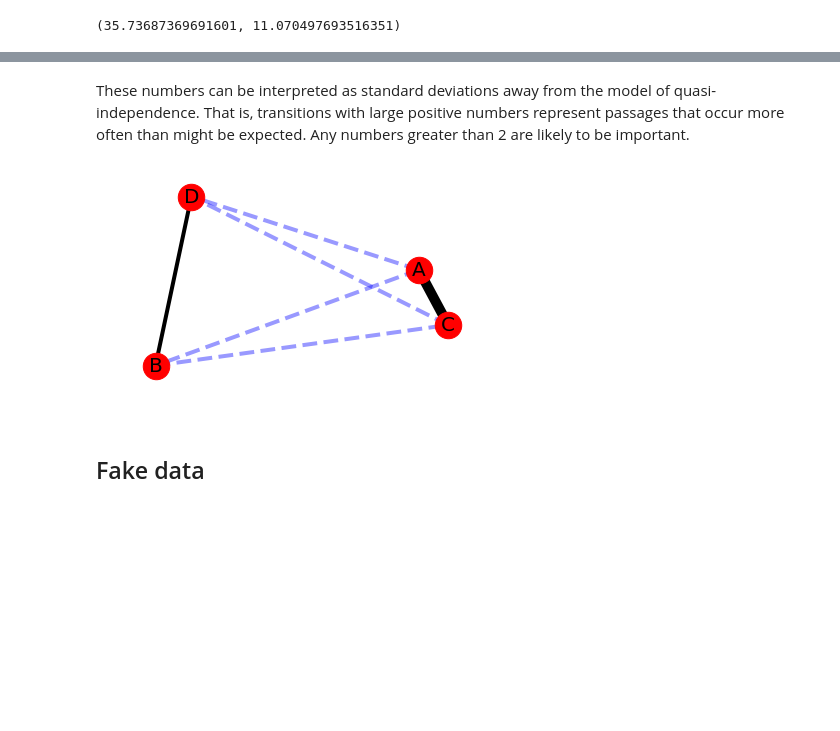
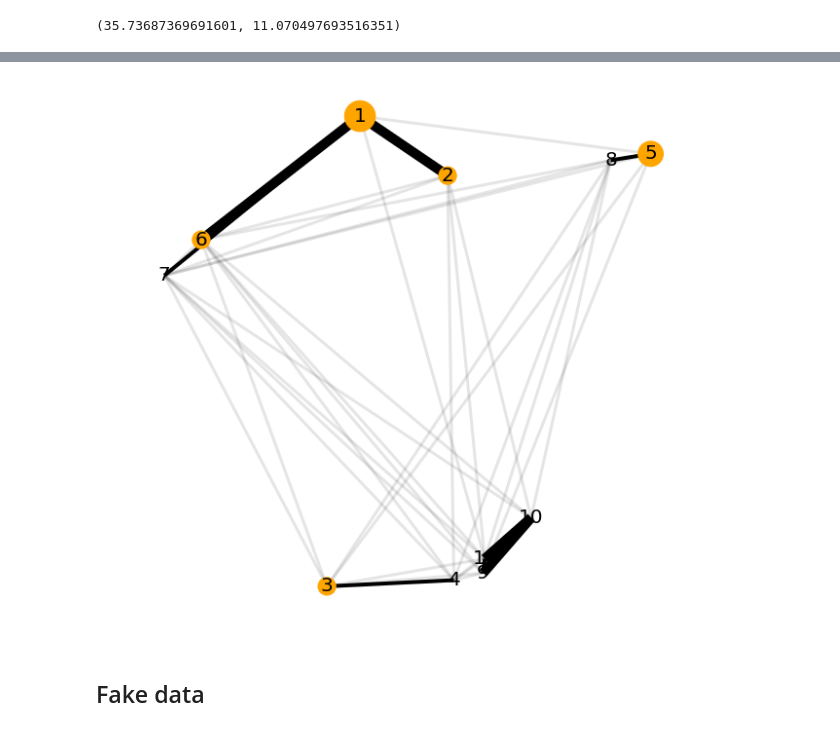
Before and after one commit to agilescientific/striplog, a Jupyter notebook: tutorial/Markov_chains.ipynb, the cells around one changed output, grey strips where cells are left out. Drawn from its saved outputs; the diff is of its cells as text; code cells hidden in the pictures; blank space fills up the shorter version.

```diff
--- a/tutorial/Markov_chains.ipynb
+++ b/tutorial/Markov_chains.ipynb
@@ -296,0 +377,17 @@ s.chi_squared()
+# %%
+data = np.array([  [ 0, 17, 16,  3, 16,  0,  2,  6,  5,  0,  0],
+                   [16,  0,  1,  0,  0,  0,  0,  0,  0,  0,  0],
+                   [ 4,  0,  0,  3, 15,  0,  0,  0,  2,  2,  0],
+                   [ 0,  0,  2,  0,  4,  0,  0,  0,  0,  0,  0],
+                   [19,  0,  5,  0,  0,  9,  0,  8,  6,  1,  0],
+                   [ 8,  0,  1,  0,  0,  0,  0,  0,  0,  0,  0],
+                   [ 2,  0,  0,  0,  0,  0,  0,  0,  0,  0,  0],
+                   [ 3,  0,  1,  0,  6,  0,  0,  0,  2,  0,  0],
+                   [ 5,  0,  1,  0,  5,  0,  0,  0,  0,  5,  3],
+                   [ 0,  0,  0,  0,  1,  0,  0,  1,  5,  0,  4],
+                   [ 1,  0,  0,  0,  0,  0,  0,  0,  2,  5,  0]])
+# %%
+s = Markov_chain(data, states=range(1,12))
+
+np.set_printoptions(suppress=True, precision=2, linewidth=120)
+s.expected_counts
@@ -304,10 +420,7 @@ array([[ 0.  ,  1.02, -1.81, -0.35],
-# %% [markdown]
-These numbers can be interpreted as standard deviations away from the model of quasi-independence. That is, transitions with large positive numbers represent passages that occur more often than might be expected. Any numbers greater than 2 are likely to be important.
-# %%
-%matplotlib inline
-s.plot_graph()
-# %% [output]
-[figure, removed]
+# %%
+s.plot_graph(figsize=(10,10))
+# %% [output]
+[figure, added]
 # %% [markdown]
 ## Fake data
 # %%
```
Also changed, not shown: parts of 15 cells of this notebook.
